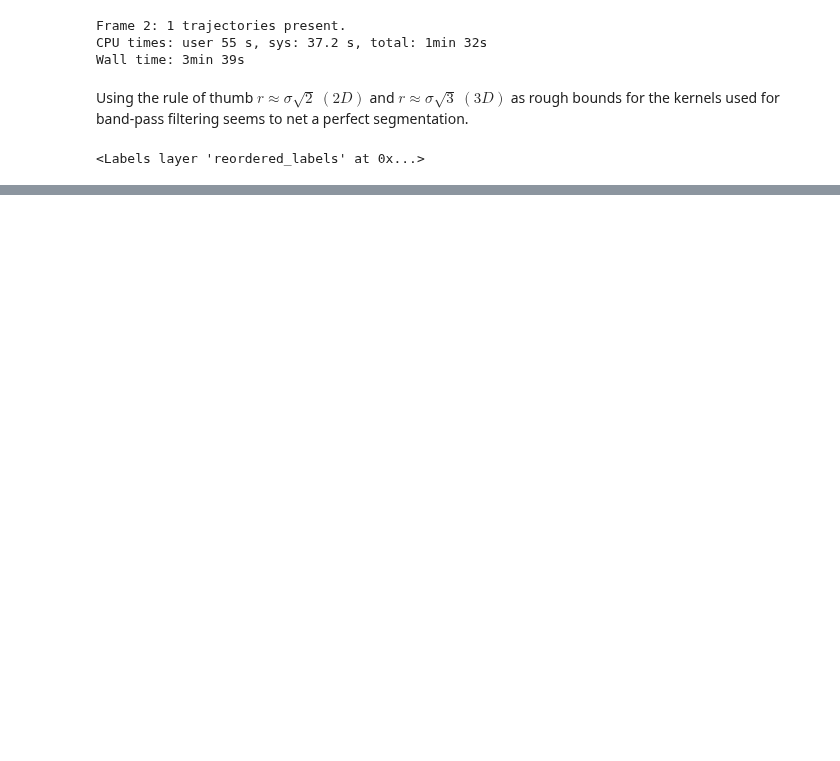
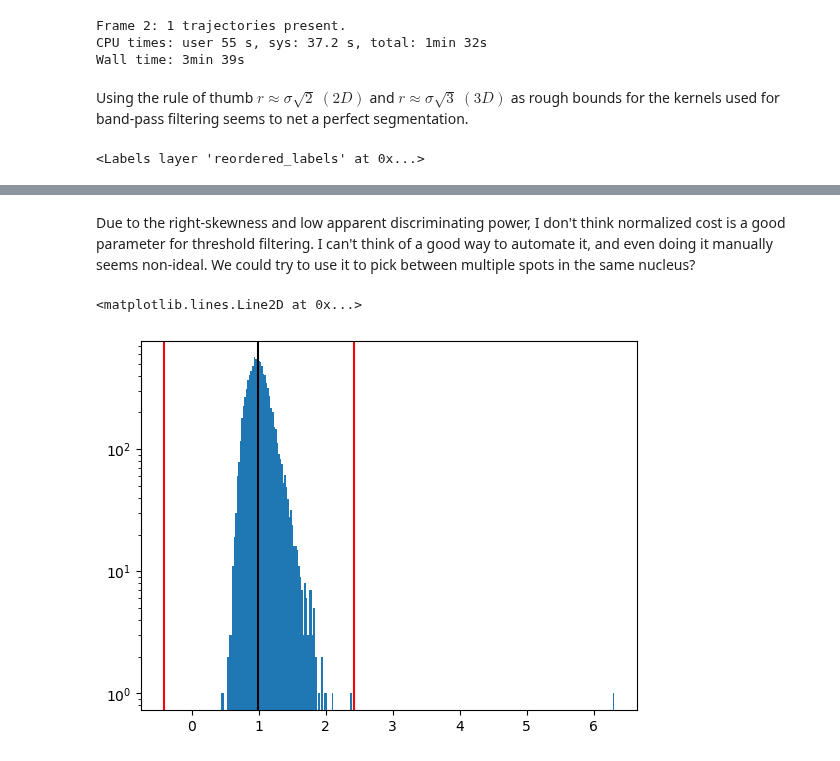
Before and after one commit to GarciaLab/transcription_pipeline, a Jupyter notebook: test.ipynb, the cells around one changed output, grey strips where cells are left out. Saved outputs shown, nothing was run; the diff lists cells and outputs as text; code cells hidden in the pictures; blank space fills up the shorter version.

```diff
--- a/test.ipynb
+++ b/test.ipynb
@@ -348,0 +244,22 @@ import matplotlib.plt.hist(spot_dataframe["sigma_x_y"].values, bins=100)pyplot a
+# %% [markdown]
+Due to the right-skewness and low apparent discriminating power, I don't think normalized cost is a good parameter for threshold filtering. I can't think of a good way to automate it, and even doing it manually seems non-ideal. We could try to use it to pick between multiple spots in the same nucleus?
+# %%
+sigma_x_y_quantiles = spot_dataframe["sigma_x_y"].quantile([0.25, 0.5, 0.75])
+sigma_x_y_iqr = sigma_x_y_quantiles[0.75] - sigma_x_y_quantiles[0.25]
+
+k = 6
+fences = (
+    sigma_x_y_quantiles[0.25] - k * sigma_x_y_iqr,
+    sigma_x_y_quantiles[0.75] + k * sigma_x_y_iqr,
+)
+
+sigma_x_y_cost, hist_sigma_x_y, plot_sigma_x_y = plt.hist(
+    spot_dataframe["sigma_x_y"], bins=256, log=True
+)
+
+plt.axvline(x=sigma_x_y_quantiles[0.5], color="k")
+plt.axvline(x=fences[0], color="r")
+plt.axvline(x=fences[1], color="r")
+# %% [output]
+<matplotlib.lines.Line2D at 0x...>
+[figure, added]
```
Also changed, not shown: parts of 42 cells of this notebook, 3 other files.
